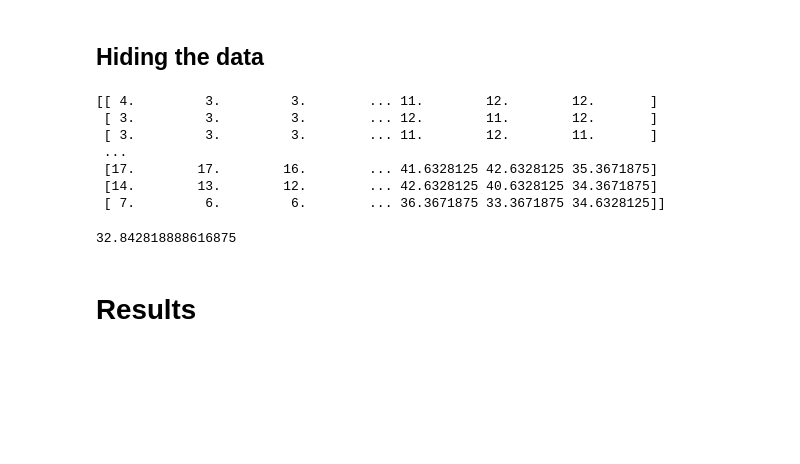
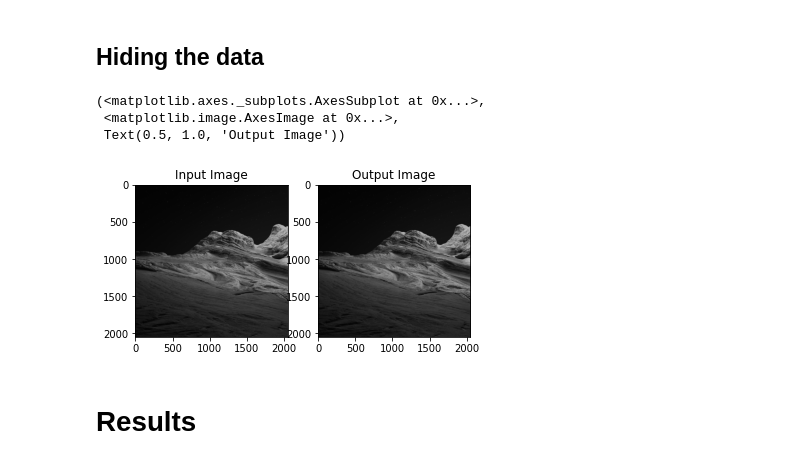
Before and after one commit to amyush/FrequencyDomain_Watermarking, a Jupyter notebook: watermarking.ipynb, the cells around one changed output. Cells and saved outputs as stored; diff of their text form; code cells hidden in the pictures; blank space fills up the shorter version.

Commit message:
Completed watermarking encoding function.

```diff
--- a/watermarking.ipynb
+++ b/watermarking.ipynb
@@ -132,28 +134,22 @@ def encodingImage(imageName, key, hiddenImageName):
 # hiddenImageName = input("Enter the name of the image to be hidden:")
 
 coverFileName = 'cover.jpg'
-key = 'Appawdawdawdawdle'
+key = 'Appa'
 hiddenImageName = 'logo.png'
 
-inputImage, outputImage = encodingImage(coverFileName, key, hiddenImageName)
-
-# plt.subplot(1,2,1),plt.imshow(cv2.cvtColor(ip, cv2.COLOR_BGR2RGB)), plt.title("Input Image")
-# plt.subplot(1,2,2),plt.imshow(outputImage), plt.title("Output Image")
-# plt.subplot(1,3,3),plt.imshow(cv2.cvtColor(idct, cv2.COLOR_BGR2RGB)), plt.title("Output Image")
+encodingImage(coverFileName, key, hiddenImageName)
-# %% [output]
-[[ 4.         3.         3.        ... 11.        12.        12.       ]
- [ 3.         3.         3.        ... 12.        11.        12.       ]
- [ 3.         3.         3.        ... 11.        12.        11.       ]
- ...
- [17.        17.        16.        ... 41.6328125 42.6328125 35.3671875]
- [14.        13.        12.        ... 42.6328125 40.6328125 34.3671875]
- [ 7.         6.         6.        ... 36.3671875 33.3671875 34.6328125]]
-# %%
-re = Image.open('coverRes.png')
-ip = Image.open('FrequencyDomain_Watermarking/cover.jpg').convert('L')
-ip = ip.resize((2048, 2048), Image.ANTIALIAS)
-calculatePSNR(ip, re)
-# %% [output]
-32.842818888616875
+# %%
+resImage = Image.open('coverRes.png')
+inputImage = Image.open('FrequencyDomain_Watermarking/cover.jpg').convert('L')
+inputImage = inputImage.resize((2048, 2048), Image.BILINEAR)
+calculatePSNR(inputImage, resImage)
+
+plt.subplot(1,2,1),plt.imshow(inputImage.convert('RGB')), plt.title("Input Image")
+plt.subplot(1,2,2),plt.imshow(resImage.convert('RGB')), plt.title("Output Image")
+# %% [output]
+(<matplotlib.axes._subplots.AxesSubplot at 0x...>,
+ <matplotlib.image.AxesImage at 0x...>,
+ Text(0.5, 1.0, 'Output Image'))
+[figure, added]
 # %% [markdown]
 # **Results**
```
Also changed, not shown: parts of 4 cells of this notebook.
